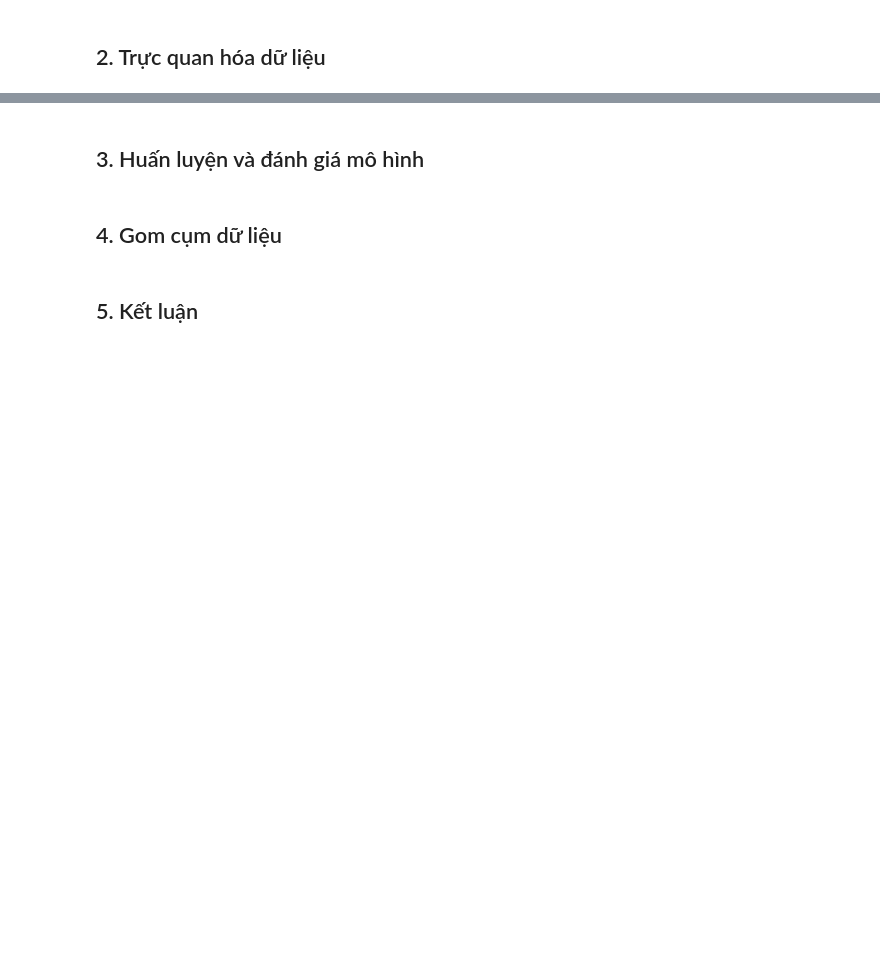
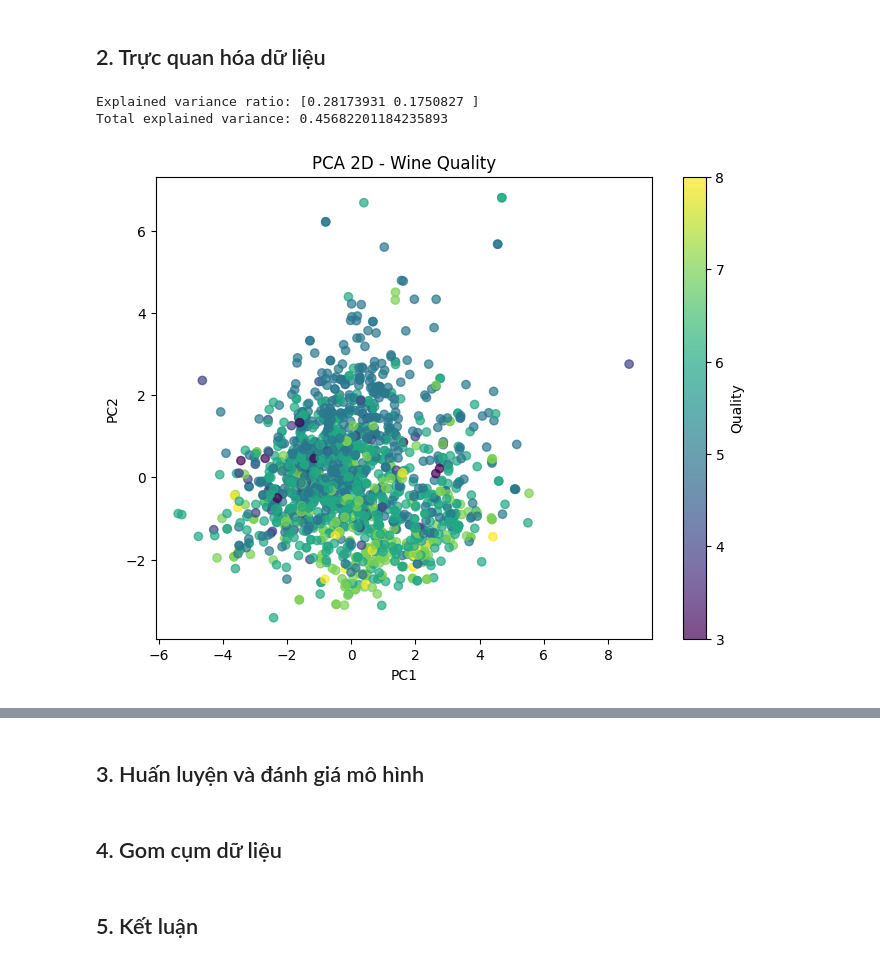
Before and after one commit to TuanN05/Winequality_DataMining, a Jupyter notebook: notebooks/winequality-red.ipynb, the cells around one changed output, grey strips where cells are left out. Drawn from its saved outputs; the diff is of its cells as text; code cells hidden in the pictures; blank space fills up the shorter version.

```diff
--- a/notebooks/winequality-red.ipynb
+++ b/notebooks/winequality-red.ipynb
@@ -19,3 +76,36 @@ display(df.head())
 # %% [markdown]
 ## 2. Trực quan hóa dữ liệu
+# %%
+from sklearn.preprocessing import StandardScaler
+from sklearn.decomposition import PCA
+import matplotlib.pyplot as plt
+
+# Tách đặc trưng và nhãn
+X = df.drop(columns=['quality'])
+y = df['quality']
+
+# 1) Chuẩn hóa (quan trọng trước PCA)
+scaler = StandardScaler()
+X_scaled = scaler.fit_transform(X)
+
+# 2) Giảm chiều còn 2 thành phần chính
+pca = PCA(n_components=2, random_state=42)
+X_pca = pca.fit_transform(X_scaled)
+
+# 3) Tỷ lệ phương sai được giữ lại
+print("Explained variance ratio:", pca.explained_variance_ratio_)
+print("Total explained variance:", pca.explained_variance_ratio_.sum())
+
+# 4) Vẽ scatter theo nhãn quality
+plt.figure(figsize=(8, 6))
+scatter = plt.scatter(X_pca[:, 0], X_pca[:, 1], c=y, cmap='viridis', alpha=0.7)
+plt.xlabel('PC1')
+plt.ylabel('PC2')
+plt.title('PCA 2D - Wine Quality')
+plt.colorbar(scatter, label='Quality')
+plt.show()
+# %% [output]
+Explained variance ratio: [0.28173931 0.1750827 ]
+Total explained variance: 0.45682201184235893
+[figure, added]
 # %%
```
Also changed, not shown: parts of 6 cells of this notebook.
